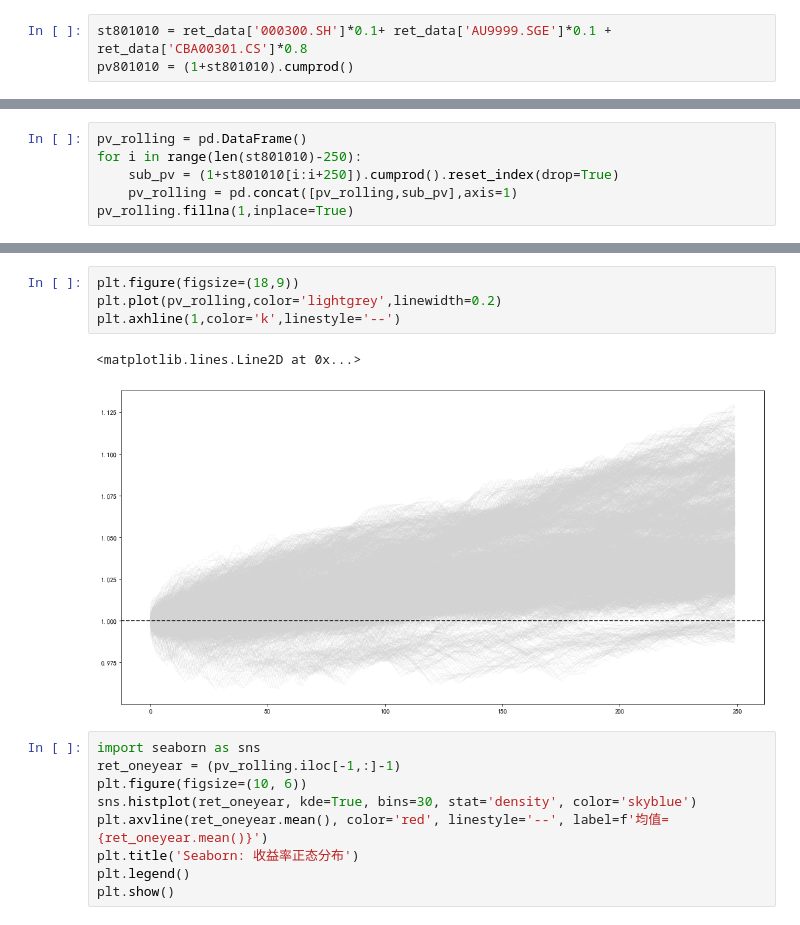
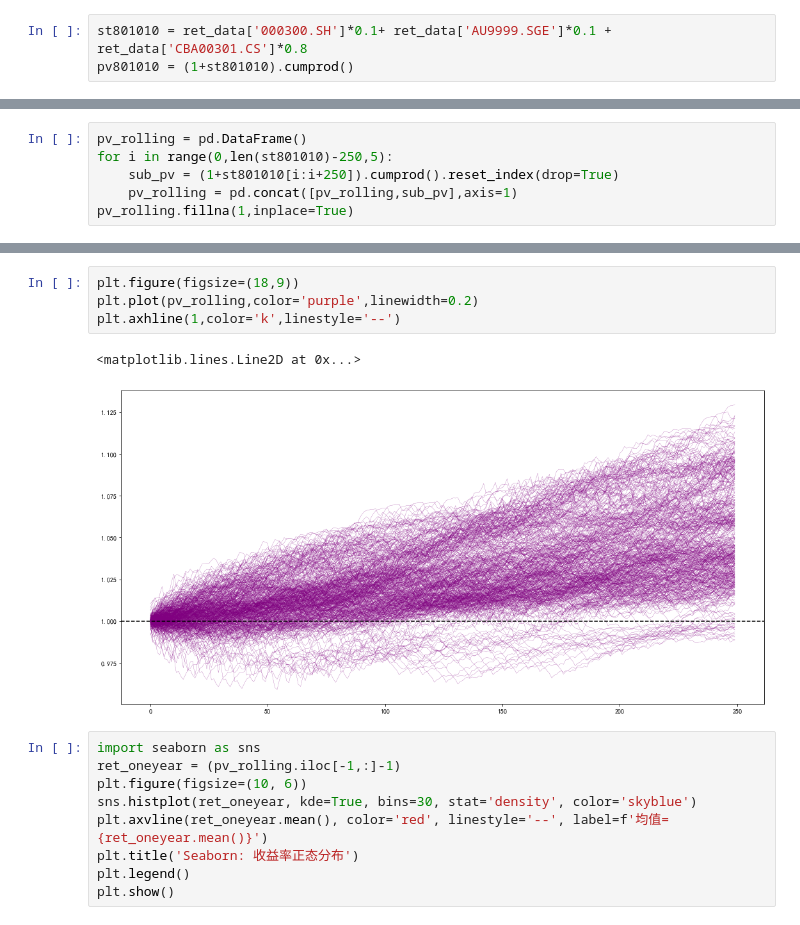
Before and after one commit to nurhachar-sibei/-----, a Jupyter notebook: 低利率时代投资研究.ipynb, the cells around one changed output, grey strips where cells are left out. Cells and saved outputs as stored; diff of their text form.

```diff
--- a/低利率时代投资研究.ipynb
+++ b/低利率时代投资研究.ipynb
@@ -269,6 +270,6 @@ plt.show()
 # %%
 pv_rolling = pd.DataFrame()
-for i in range(len(st801010)-250):
+for i in range(0,len(st801010)-250,5):
     sub_pv = (1+st801010[i:i+250]).cumprod().reset_index(drop=True)
     pv_rolling = pd.concat([pv_rolling,sub_pv],axis=1)
 pv_rolling.fillna(1,inplace=True)
@@ -278,10 +276,10 @@ pv_rolling.fillna(1,inplace=True)
 # %%
 plt.figure(figsize=(18,9))
-plt.plot(pv_rolling,color='lightgrey',linewidth=0.2)
+plt.plot(pv_rolling,color='purple',linewidth=0.2)
 plt.axhline(1,color='k',linestyle='--')
 # %% [output]
 <matplotlib.lines.Line2D at 0x...>
-[figure, old version]
+[figure, new version]
 # %%
 import seaborn as sns
 ret_oneyear = (pv_rolling.iloc[-1,:]-1)
```
Also changed, not shown: parts of 10 cells of this notebook, 7 other files.
